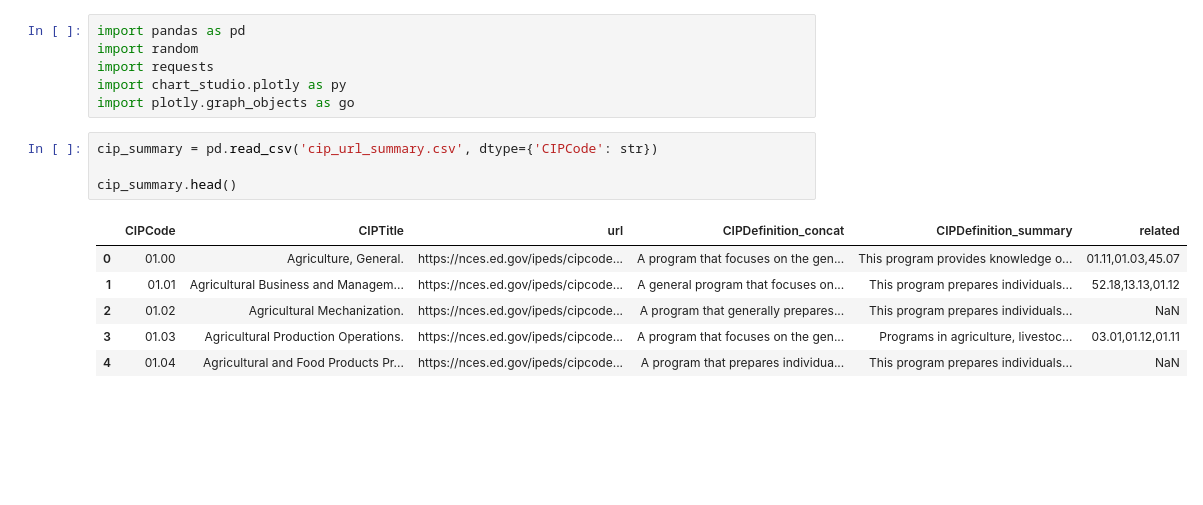
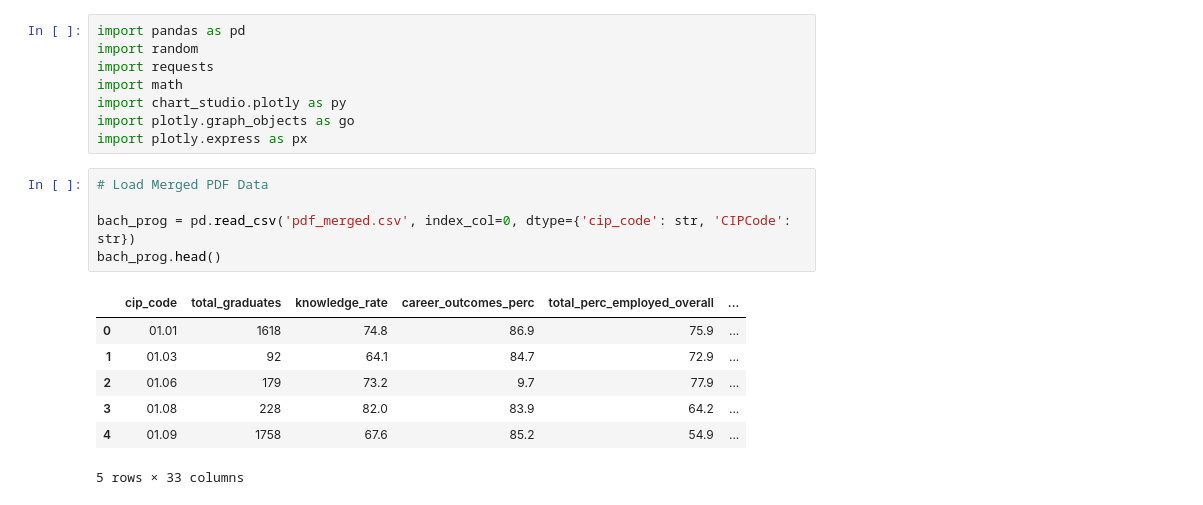
Before and after one commit to jeff-cardwell2/ExploreU, a Jupyter notebook: Visualizations/cip_viz.ipynb, the cells around one changed output. Saved outputs shown, nothing was run; the diff lists cells and outputs as text; blank space fills up the shorter version.

```diff
--- a/Visualizations/cip_viz.ipynb
+++ b/Visualizations/cip_viz.ipynb
@@ -2,16 +2,20 @@
 import pandas as pd
 import random
 import requests
+import math
 import chart_studio.plotly as py
 import plotly.graph_objects as go
+import plotly.express as px
 # %%
-cip_summary = pd.read_csv('cip_url_summary.csv', dtype={'CIPCode': str})
+# Load Merged PDF Data
 
-cip_summary.head()
+bach_prog = pd.read_csv('pdf_merged.csv', index_col=0, dtype={'cip_code': str, 'CIPCode': str})
+bach_prog.head()
 # %% [output]
-|  | CIPCode | CIPTitle | url | CIPDefinition_concat | CIPDefinition_summary | related |
-| 0 | 01.00 | Agriculture, General. | https://nces.ed.gov/ipeds/cipcode... | A program that focuses on the gen... | This program provides knowledge o... | 01.11,01.03,45.07 |
-| 1 | 01.01 | Agricultural Business and Managem... | https://nces.ed.gov/ipeds/cipcode... | A general program that focuses on... | This program prepares individuals... | 52.18,13.13,01.12 |
-| 2 | 01.02 | Agricultural Mechanization. | https://nces.ed.gov/ipeds/cipcode... | A program that generally prepares... | This program prepares individuals... | NaN |
-| 3 | 01.03 | Agricultural Production Operations. | https://nces.ed.gov/ipeds/cipcode... | A program that focuses on the gen... | Programs in agriculture, livestoc... | 03.01,01.12,01.11 |
-| 4 | 01.04 | Agricultural and Food Products Pr... | https://nces.ed.gov/ipeds/cipcode... | A program that prepares individua... | This program prepares individuals... | NaN |
+|  | cip_code | total_graduates | knowledge_rate | career_outcomes_perc | total_perc_employed_overall | ... |
+| 0 | 01.01 | 1618 | 74.8 | 86.9 | 75.9 | ... |
+| 1 | 01.03 | 92 | 64.1 | 84.7 | 72.9 | ... |
+| 2 | 01.06 | 179 | 73.2 | 9.7 | 77.9 | ... |
+| 3 | 01.08 | 228 | 82.0 | 83.9 | 64.2 | ... |
+| 4 | 01.09 | 1758 | 67.6 | 85.2 | 54.9 | ... |
+5 rows × 33 columns
```
Also changed, not shown: parts of 18 cells of this notebook, 2 other files.
